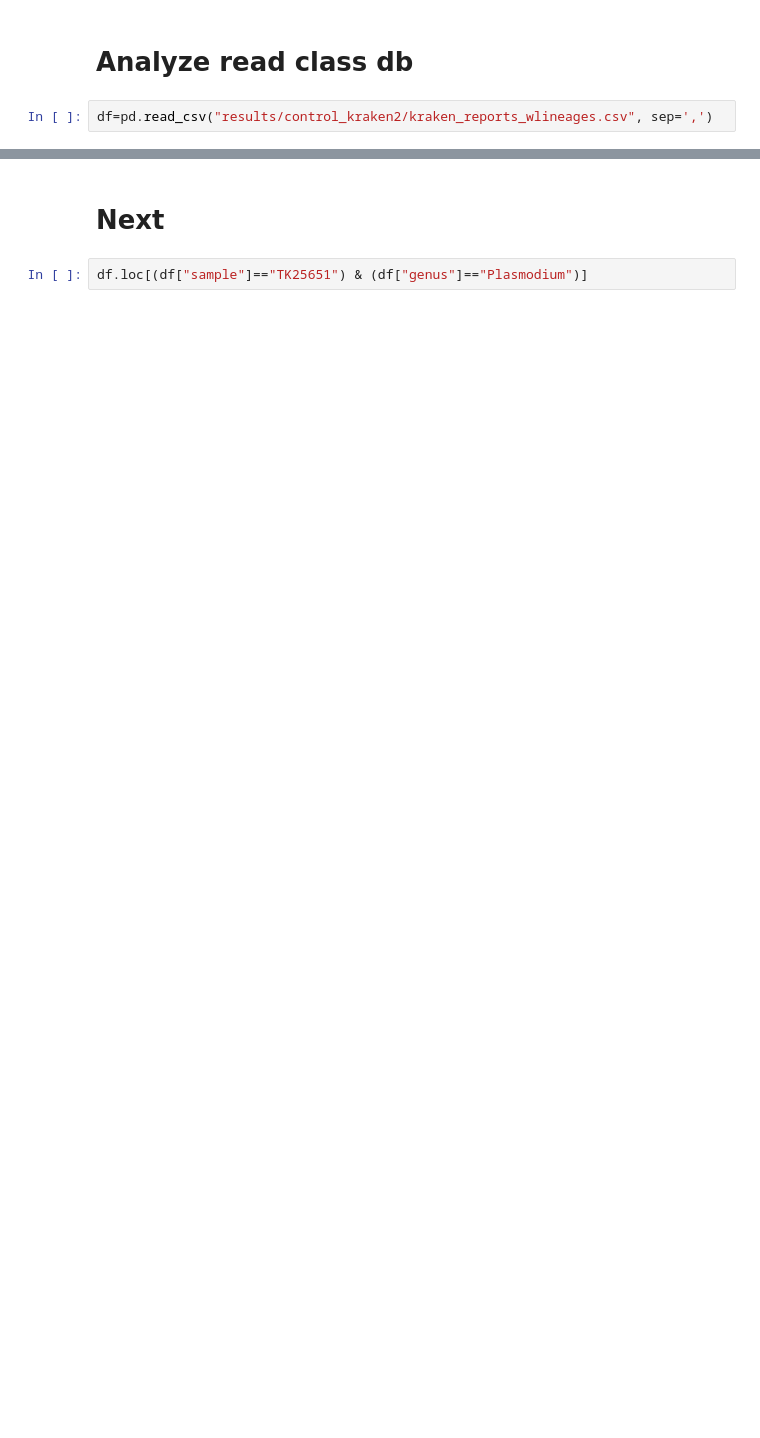
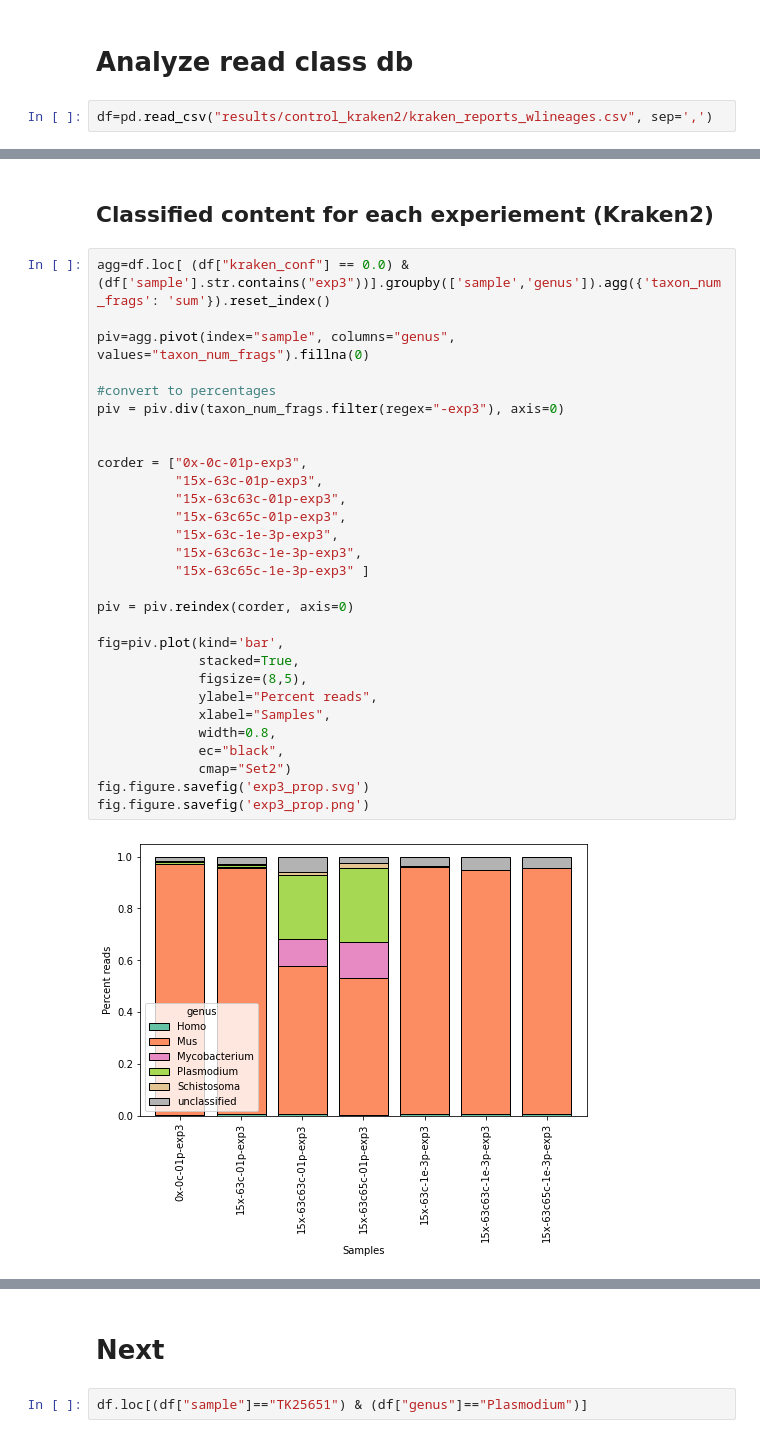
Before and after one commit to nealplatt/pathogen_probes, a Jupyter notebook: code/postseq_analyses.ipynb, the cells around one changed output, grey strips where cells are left out. Cells and saved outputs as stored; diff of their text form; blank space fills up the shorter version.

```diff
--- a/code/postseq_analyses.ipynb
+++ b/code/postseq_analyses.ipynb
@@ -290 +334,34 @@ np.mean(np.array(taxon_num_frags/1_000_000))
+# %% [markdown]
+## Classified content for each experiement (Kraken2)
+# %%
+agg=df.loc[ (df["kraken_conf"] == 0.0) & (df['sample'].str.contains("exp3"))].groupby(['sample','genus']).agg({'taxon_num_frags': 'sum'}).reset_index()
+
+piv=agg.pivot(index="sample", columns="genus", values="taxon_num_frags").fillna(0)
+
+#convert to percentages
+piv = piv.div(taxon_num_frags.filter(regex="-exp3"), axis=0)
+
+
+corder = ["0x-0c-01p-exp3",
+          "15x-63c-01p-exp3",
+          "15x-63c63c-01p-exp3",
+          "15x-63c65c-01p-exp3",
+          "15x-63c-1e-3p-exp3",
+          "15x-63c63c-1e-3p-exp3",
+          "15x-63c65c-1e-3p-exp3" ]
+
+piv = piv.reindex(corder, axis=0)
+
+fig=piv.plot(kind='bar',
+             stacked=True,
+             figsize=(8,5),
+             ylabel="Percent reads",
+             xlabel="Samples",
+             width=0.8,
+             ec="black",
+             cmap="Set2")
+fig.figure.savefig('exp3_prop.svg')
+fig.figure.savefig('exp3_prop.png')
+# %% [output]
+[figure, added]
 # %%
```
Also changed, not shown: parts of 33 cells of this notebook, 6 other files.
